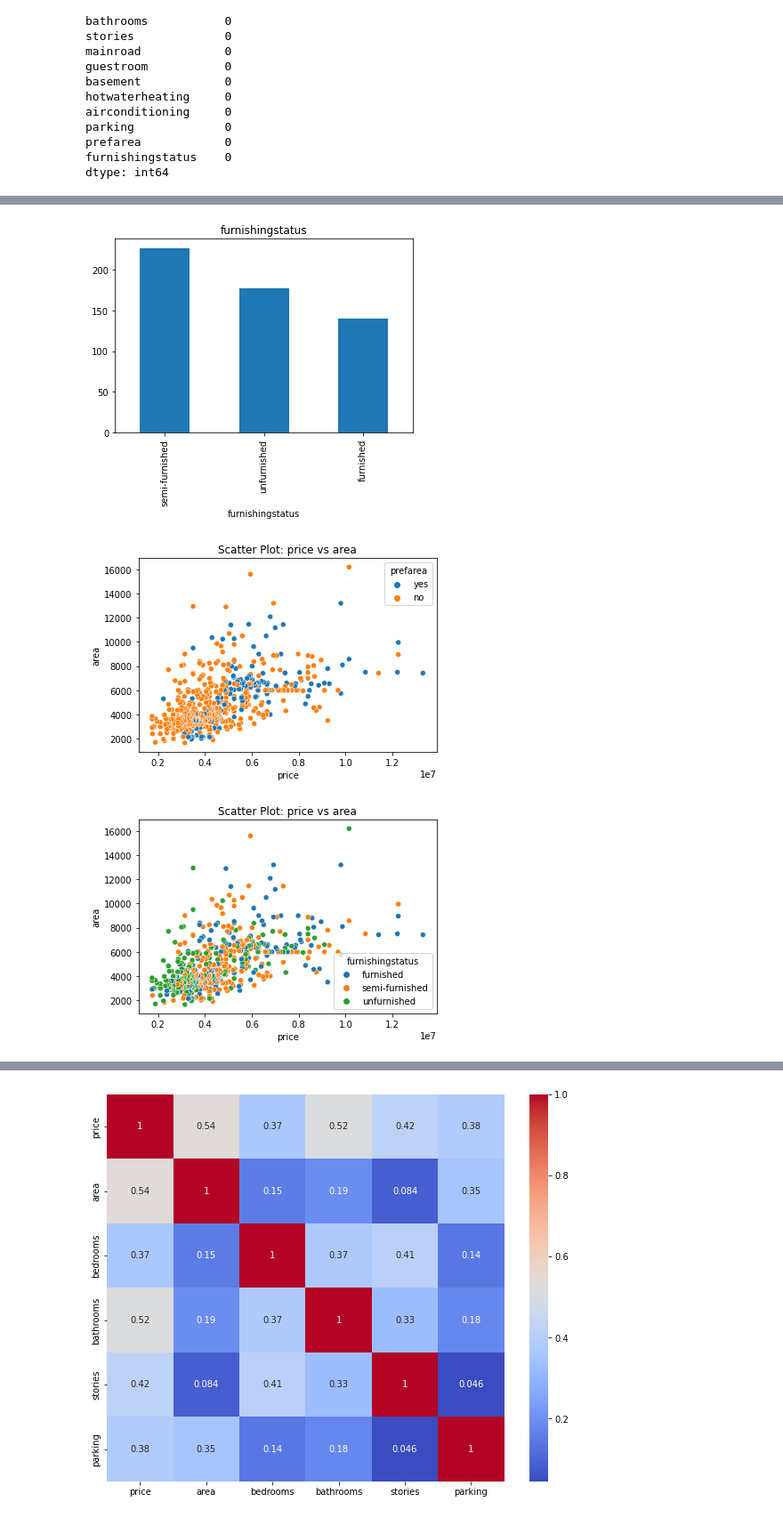
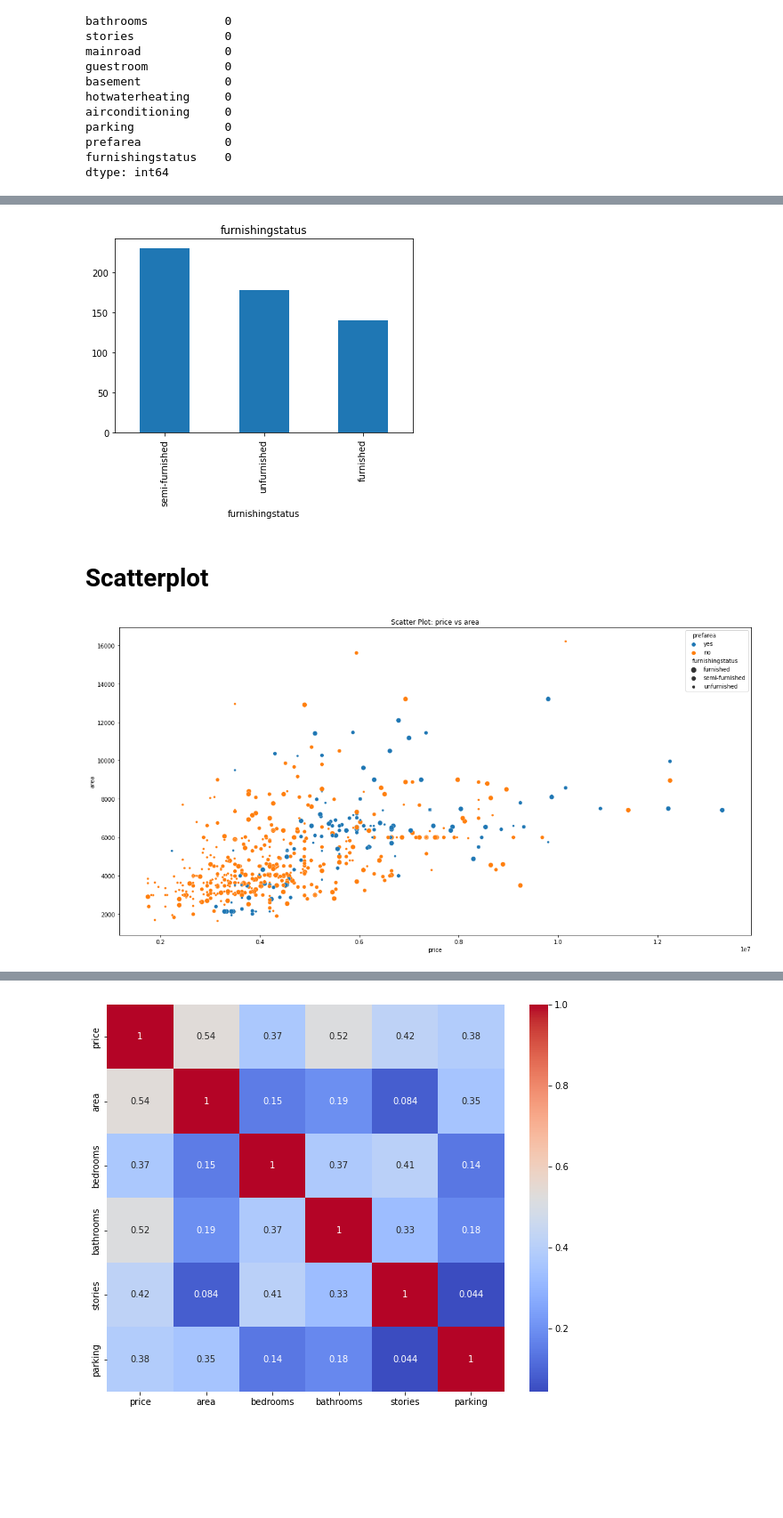
Before and after one commit to nikitazhuikov/Kaggle, a Jupyter notebook: Kaggle_housing.ipynb, the cells around one changed output, grey strips where cells are left out. Shown: that part at 89% size. Drawn from its saved outputs; the diff is of its cells as text; code cells hidden in the pictures; blank space fills up the shorter version.

```diff
--- a/Kaggle_housing.ipynb
+++ b/Kaggle_housing.ipynb
@@ -164,0 +94,4 @@ plt.show()
+# %%
+i = 1
+for i in range(3):
+    df.loc[len(df)] = [np.nan,np.nan,np.nan,np.nan,np.nan,np.nan,np.nan,np.nan,np.nan,np.nan,np.nan,np.nan,np.nan]
@@ -164,0 +116,2 @@ plt.show()
+# %%
+df = df.apply(lambda x: x.fillna(x.value_counts().index[0]))
@@ -167,18 +216,13 @@ df['furnishingstatus'].value_counts().plot(kind='bar')
 plt.title('furnishingstatus')
 plt.show()
 # %% [output]
-[figure, old version]
+[figure, new version]
+# %% [markdown]
+# Scatterplot
 # %%
-sns.scatterplot(x='price', y='area', hue= 'prefarea', data=df)
-
+plt.figure(figsize=(20, 10))
+sns.scatterplot(x='price', y='area', hue= 'prefarea', data=df,size='furnishingstatus')
 plt.title('Scatter Plot: price vs area')
 plt.show()
 # %% [output]
-[figure, old version]
+[figure, new version]
-# %%
-sns.scatterplot(x='price', y='area', hue= 'furnishingstatus', data=df)
-
-plt.title('Scatter Plot: price vs area')
-plt.show()
-# %% [output]
-[figure, removed]
```
Also changed, not shown: parts of 34 cells of this notebook.
